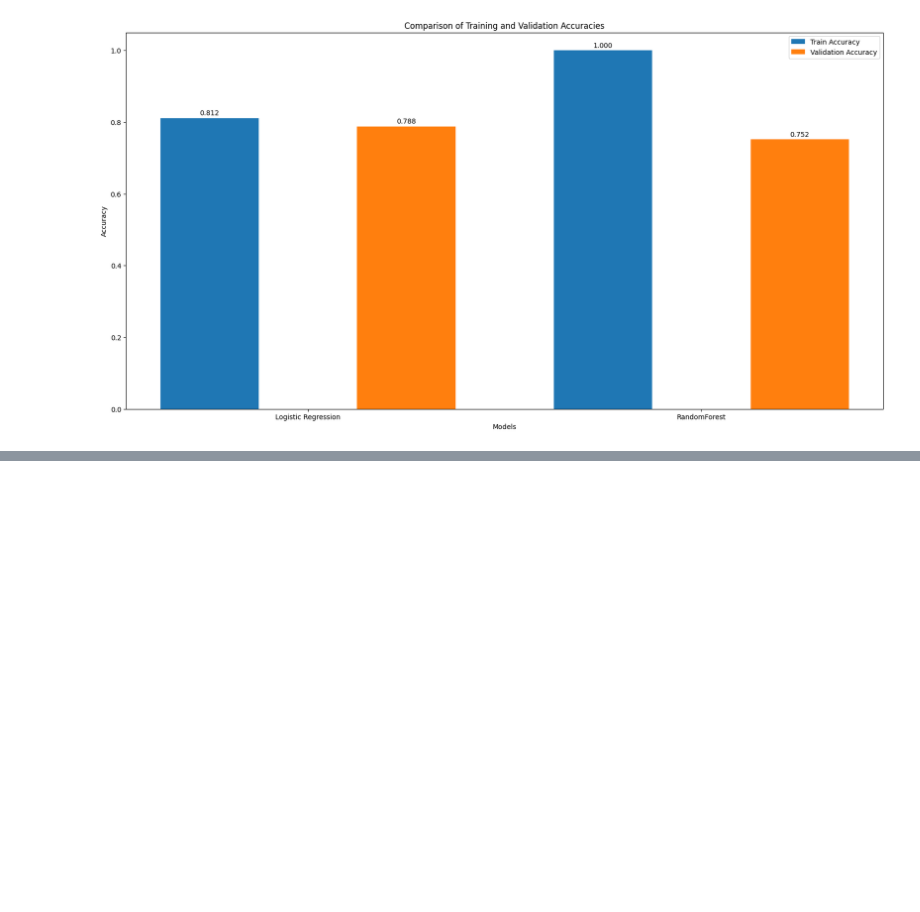
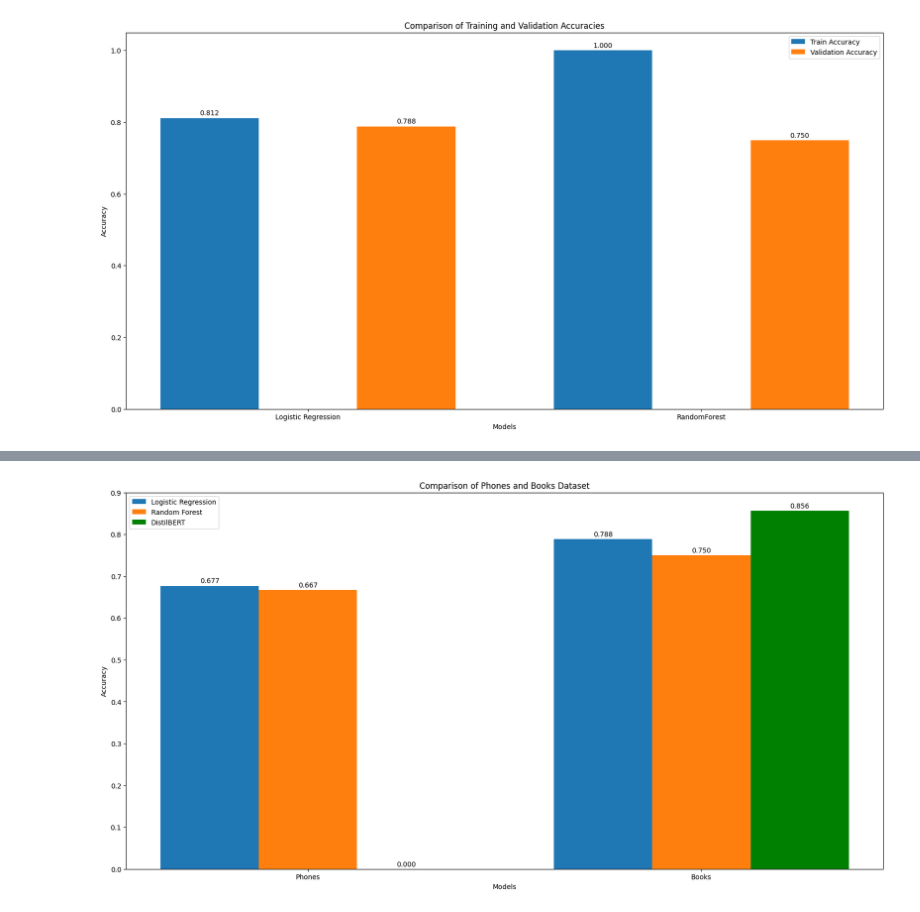
Before and after one commit to bakenq/ASAI, a Jupyter notebook: Notebooks/Books_LR_RF.ipynb, the cells around one changed output, grey strips where cells are left out. Saved outputs shown, nothing was run; the diff lists cells and outputs as text; code cells hidden in the pictures; blank space fills up the shorter version.

```diff
--- a/Notebooks/Books_LR_RF.ipynb
+++ b/Notebooks/Books_LR_RF.ipynb
@@ -266,0 +267,49 @@ plt.show()
+# %%
+import numpy as np
+import matplotlib.pyplot as plt
+
+# Validation accuracies for Phones and Books datasets
+lr_phones_books=[0.677,val_acc1]
+rf_phones_books=[0.667,val_acc2]
+
+# Validation accuracy for DistilBERT model on Books dataset
+val_acc_distilbert_books = 0.856
+distilbert_books = [0, val_acc_distilbert_books]  # Adding DistilBERT accuracy for Books dataset
+
+models = ['Phones', 'Books']
+
+x = np.arange(len(models))
+
+width = 0.25
+
+fig, ax = plt.subplots(figsize=(20, 10))
+
+rects1 = ax.bar(x - width, lr_phones_books, width, label='Logistic Regression')
+rects2 = ax.bar(x, rf_phones_books, width, label='Random Forest')
+rects3 = ax.bar(x + width, distilbert_books, width, label='DistilBERT', color='green')  # Adding DistilBERT bar
+
+ax.set_xlabel('Models')
+ax.set_ylabel('Accuracy')
+ax.set_title('Comparison of Phones and Books Dataset')
+ax.set_xticks(x)
+ax.set_xticklabels(models)
+ax.legend()
+
+def autolabel(rects):
+    for rect in rects:
+        height = rect.get_height()
+        ax.annotate('{:.3f}'.format(height),
+                    xy=(rect.get_x() + rect.get_width() / 2, height),
+                    xytext=(0, 2),
+                    textcoords="offset points",
+                    ha='center', va='bottom')
+
+autolabel(rects1)
+autolabel(rects2)
+autolabel(rects3)
+
+ax.set_ylim(0.0, 0.9)  # Adjusting y-axis limits to accommodate the new accuracy value
+
+plt.show()
+# %% [output]
+[figure, added]
```
Also changed, not shown: parts of 2 cells of this notebook.
